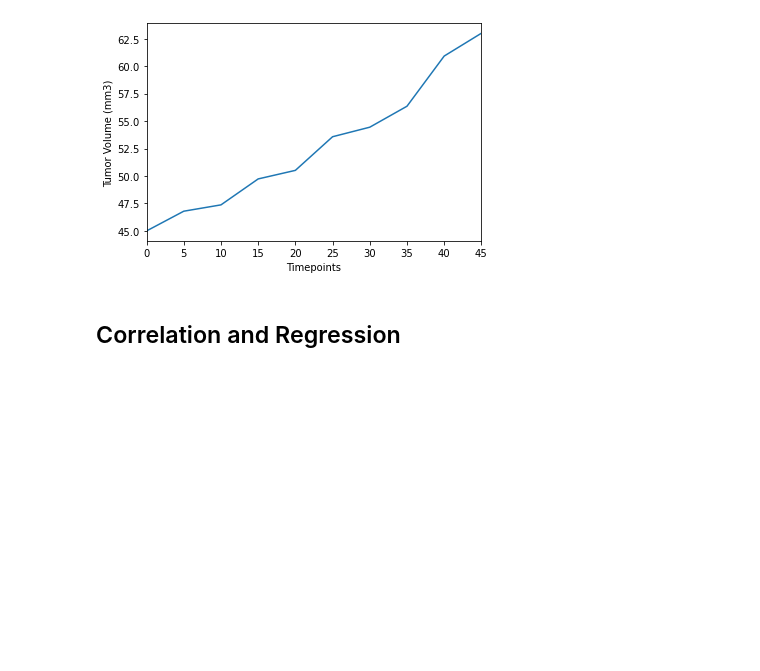
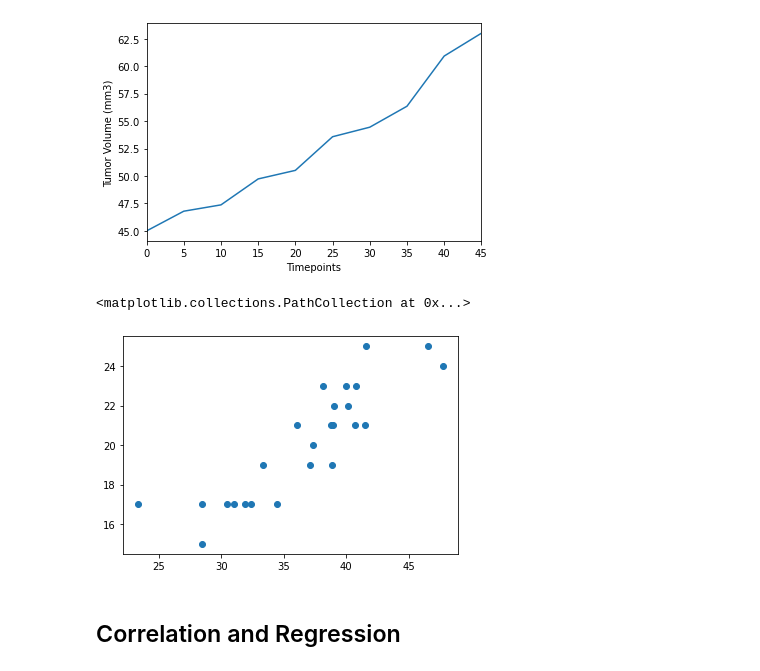
Before and after one commit to jconcha56429/matplotlib-challenge, a Jupyter notebook: Pymaceuticals/pymaceuticals_starter.ipynb, the cells around one changed output. Saved outputs shown, nothing was run; the diff lists cells and outputs as text; code cells hidden in the pictures; blank space fills up the shorter version.

```diff
--- a/Pymaceuticals/pymaceuticals_starter.ipynb
+++ b/Pymaceuticals/pymaceuticals_starter.ipynb
@@ -319,6 +319,13 @@ cap_mouse
 [figure]
 # %%
 # Generate a scatter plot of average tumor volume vs. mouse weight for the Capomulin regimen
+capomulin_vw = last_timepoint.loc[last_timepoint['Drug Regimen'] =='Capomulin']
+capo_tv = capomulin_vw['Tumor Volume (mm3)']
+capo_wt = capomulin_vw['Weight (g)']
+plt.scatter(capo_tv,capo_wt)
+# %% [output]
+<matplotlib.collections.PathCollection at 0x...>
+[figure, added]
 # %% [markdown]
 ## Correlation and Regression
 # %%
```
Also changed, not shown: parts of 1 cell of this notebook.
